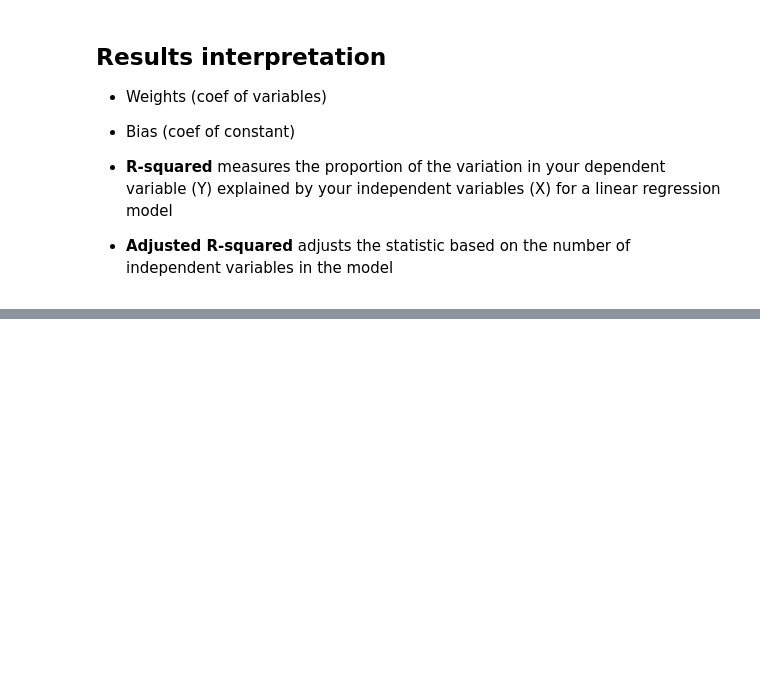
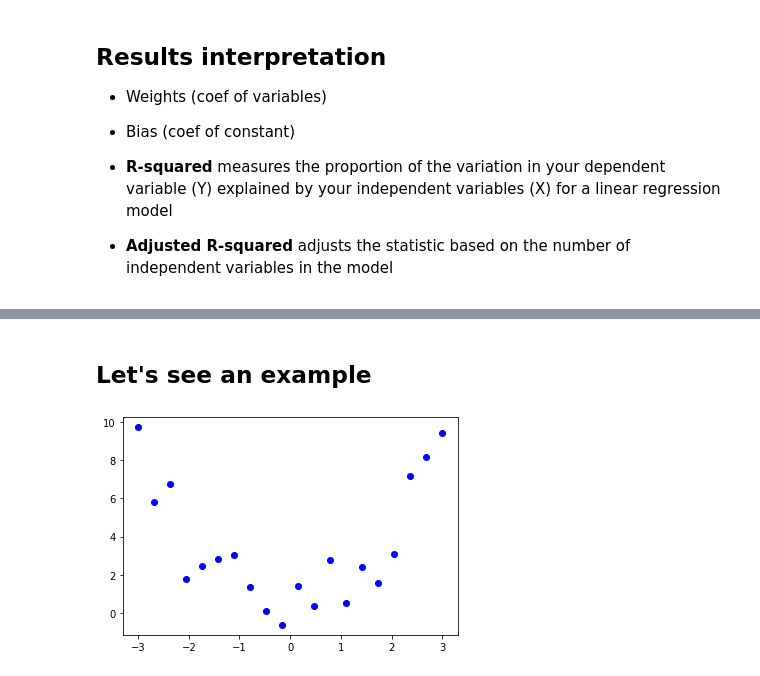
Before and after one commit to sedv8808/LighthouseLabs, a Jupyter notebook: W04D3/W04D3_intro_to_ml_and_lr.ipynb, the cells around one changed output, grey strips where cells are left out. Saved outputs shown, nothing was run; the diff lists cells and outputs as text; code cells hidden in the pictures; blank space fills up the shorter version.

```diff
--- a/W04D3/W04D3_intro_to_ml_and_lr.ipynb
+++ b/W04D3/W04D3_intro_to_ml_and_lr.ipynb
@@ -398,0 +472,13 @@ lr.score(X_test, y_test)
+# %% [markdown]
+## Let's see an example
+# %%
+n = 20
+X = np.linspace(-3,3,n)
+y = X**2 + np.random.randn(n)
+
+# transforming the data to include another axis
+X = X[:, np.newaxis]
+y = y[:, np.newaxis]
+plt.scatter(X, y, color='blue');
+# %% [output]
+[figure, added]
```
Also changed, not shown: parts of 31 cells of this notebook.
